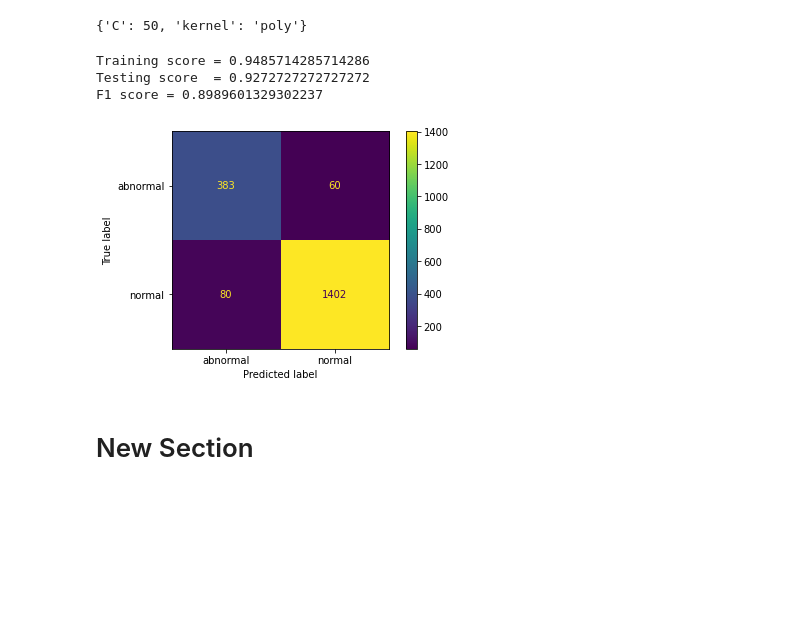
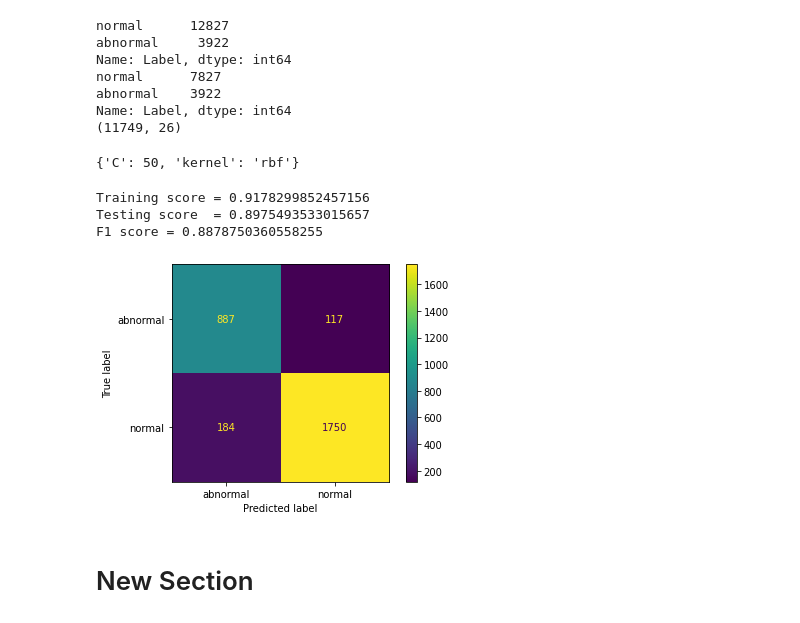
Before and after one commit to Mohamed-Ibrahim-01/heart-sound-classificatoin, a Jupyter notebook: colab.ipynb, the cells around one changed output. Saved outputs shown, nothing was run; the diff lists cells and outputs as text; code cells hidden in the pictures; blank space fills up the shorter version.

Commit message:
training with normal resampled

```diff
--- a/colab.ipynb
+++ b/colab.ipynb
@@ -15,9 +16,24 @@ import librosa
 import pandas as pd
 from sklearn.feature_selection import VarianceThreshold
 # %%
-data = pd.read_csv("/content/physioNet.csv")
+data = pd.read_csv("physioNet.csv")
 data = data.drop(columns=["Unnamed: 0"])
-data
+
+print(data["Label"].value_counts())
+
+data = data.sort_values(by='Label', ascending=False)
+data = data.tail(data.shape[0]-5000)
+
+print(data["Label"].value_counts())
+print(data.shape)
+# %% [output]
+normal      12827
+abnormal     3922
+Name: Label, dtype: int64
+normal      7827
+abnormal    3922
+Name: Label, dtype: int64
+(11749, 26)
 # %%
 X = data.iloc[:,:-1]
 y = data.iloc[:,-1]
@@ -47,27 +61,27 @@ X_train, X_test, y_train, y_test = train_test_split(X, y, test_size=0.25, random
 # %%
 # SVC GridSearchCV
-parameters = {'kernel' : ('linear','poly', 'rbf'), 'C':np.arange(20,80,5)}
+parameters = {'kernel' : ('linear','poly', 'rbf'), 'C':np.arange(40,51)}
 svc = svm.SVC()
 clf_svm = GridSearchCV(svc, parameters,scoring ="f1_macro")
 clf_svm.fit(X_train,y_train)
 print(clf_svm.best_params_)
 # %% [output]
-{'C': 50, 'kernel': 'poly'}
+{'C': 50, 'kernel': 'rbf'}
 # %%
 # SVC Classifier
-svc = svm.SVC(kernel ='poly',C=50)
+svc = svm.SVC(kernel ='rbf', C=50)
 svc.fit(X_train,y_train)
 print(f"Training score = {svc.score(X_train,y_train)}")
 print(f"Testing score  = {svc.score(X_test,y_test)}")
 predictions = svc.predict(X_test)
 print(f"F1 score = {f1_score(y_test,predictions,average = 'macro')}")
-plot_confusion_matrix(svc, X_test, y_test)
+metrics.ConfusionMatrixDisplay.from_estimator(svc, X_test, y_test)
 plt.show()
 # %% [output]
-Training score = 0.9485714285714286
-Testing score  = 0.9272727272727272
-F1 score = 0.8989601329302237
+Training score = 0.9178299852457156
+Testing score  = 0.8975493533015657
+F1 score = 0.8878750360558255
-[figure, old version]
+[figure, new version]
 # %% [markdown]
 # New Section
 # %%
```
Also changed, not shown: parts of 8 cells of this notebook.
